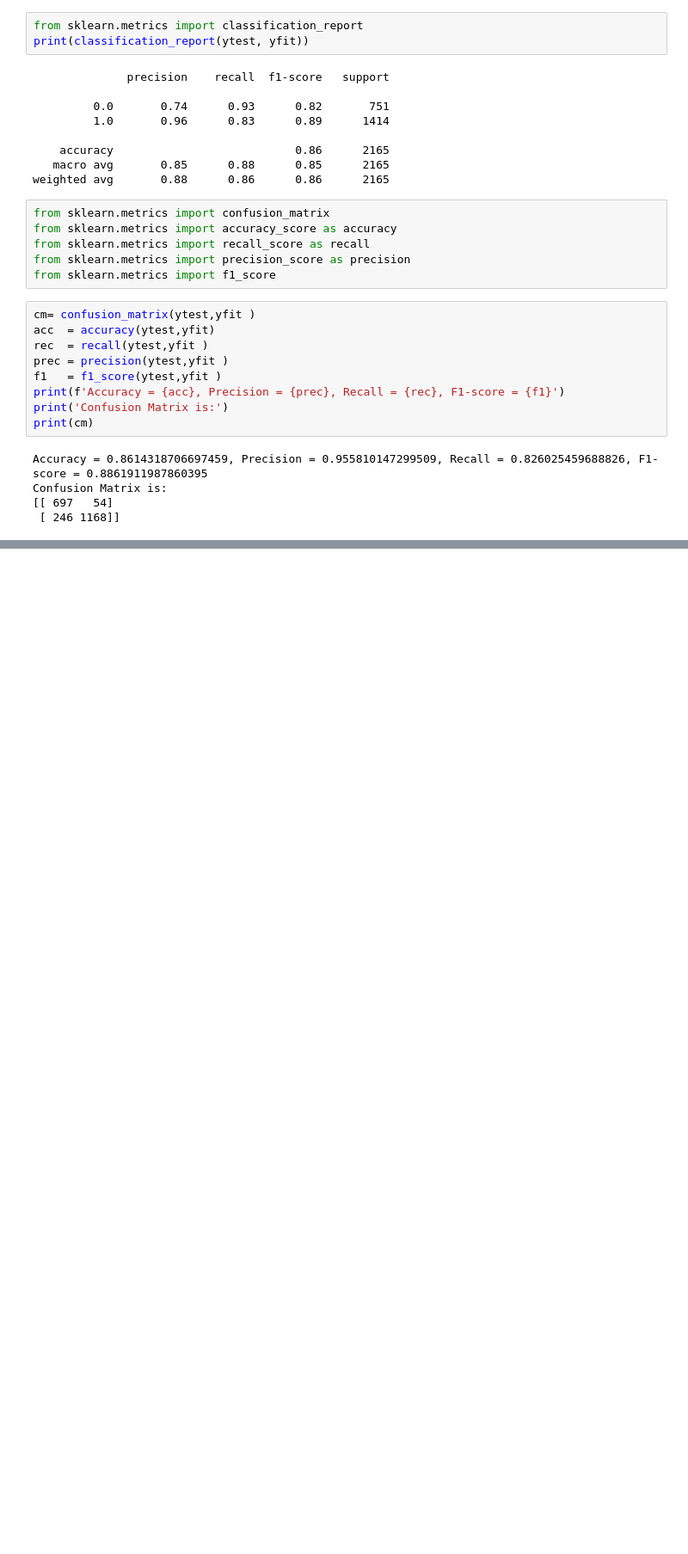
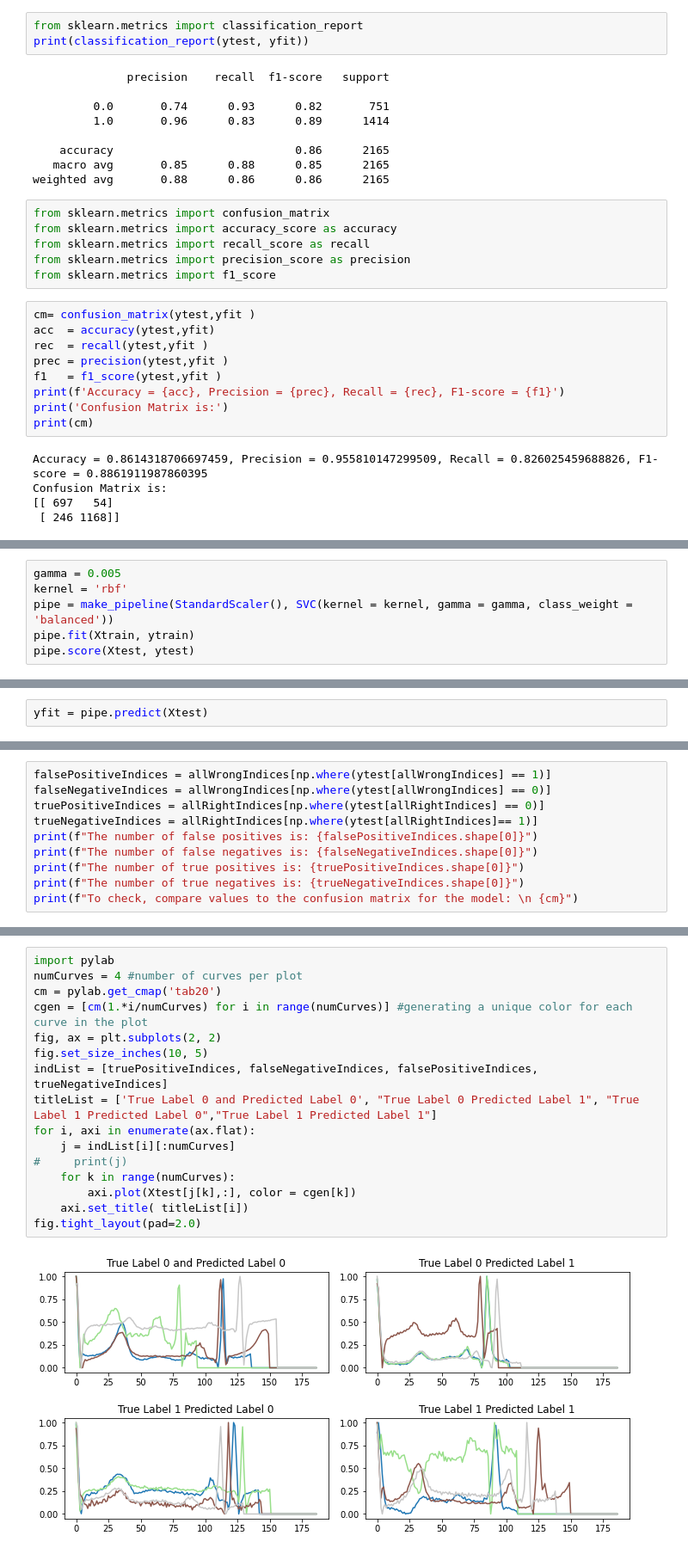
Before and after one commit to kinga-k-farkas/ecg-heartrate-categorization, a Jupyter notebook: Using SVM for Classifying ECG Heartbeats.ipynb, the cells around one changed output, grey strips where cells are left out. Shown: that part at 86% size. Saved outputs shown, nothing was run; the diff lists cells and outputs as text; blank space fills up the shorter version.

Commit message:
Additional work on SVM models.

```diff
--- a/Using SVM for Classifying ECG Heartbeats.ipynb
+++ b/Using SVM for Classifying ECG Heartbeats.ipynb
@@ -197,0 +432,6 @@ Confusion Matrix is:
+# %%
+gamma = 0.005
+kernel = 'rbf'
+pipe = make_pipeline(StandardScaler(), SVC(kernel = kernel, gamma = gamma, class_weight = 'balanced'))
+pipe.fit(Xtrain, ytrain)
+pipe.score(Xtest, ytest)
@@ -197,0 +440,2 @@ Confusion Matrix is:
+# %%
+yfit = pipe.predict(Xtest)
@@ -197,0 +483,10 @@ Confusion Matrix is:
+# %%
+falsePositiveIndices = allWrongIndices[np.where(ytest[allWrongIndices] == 1)]
+falseNegativeIndices = allWrongIndices[np.where(ytest[allWrongIndices] == 0)]
+truePositiveIndices = allRightIndices[np.where(ytest[allRightIndices] == 0)]
+trueNegativeIndices = allRightIndices[np.where(ytest[allRightIndices]== 1)]
+print(f"The number of false positives is: {falsePositiveIndices.shape[0]}")
+print(f"The number of false negatives is: {falseNegativeIndices.shape[0]}")
+print(f"The number of true positives is: {truePositiveIndices.shape[0]}")
+print(f"The number of true negatives is: {trueNegativeIndices.shape[0]}")
+print(f"To check, compare values to the confusion matrix for the model: \n {cm}")
@@ -197,0 +501,18 @@ Confusion Matrix is:
+# %%
+import pylab
+numCurves = 4 #number of curves per plot
+cm = pylab.get_cmap('tab20')
+cgen = [cm(1.*i/numCurves) for i in range(numCurves)] #generating a unique color for each curve in the plot
+fig, ax = plt.subplots(2, 2)
+fig.set_size_inches(10, 5)
+indList = [truePositiveIndices, falseNegativeIndices, falsePositiveIndices, trueNegativeIndices]
+titleList = ['True Label 0 and Predicted Label 0', "True Label 0 Predicted Label 1", "True Label 1 Predicted Label 0","True Label 1 Predicted Label 1"]
+for i, axi in enumerate(ax.flat):
+    j = indList[i][:numCurves]
+#     print(j)
+    for k in range(numCurves):
+        axi.plot(Xtest[j[k],:], color = cgen[k])
+    axi.set_title( titleList[i])
+fig.tight_layout(pad=2.0)
+# %% [output]
+[figure, added]
```
Also changed, not shown: parts of 36 cells of this notebook.
